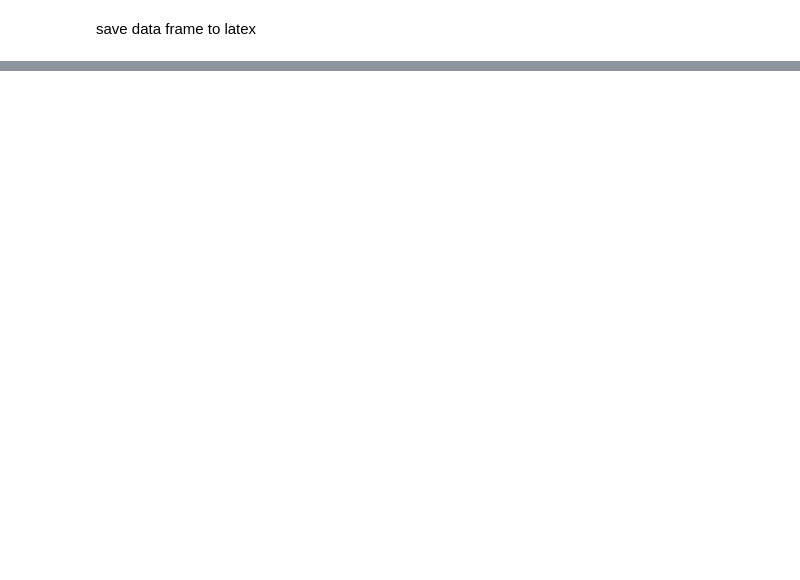
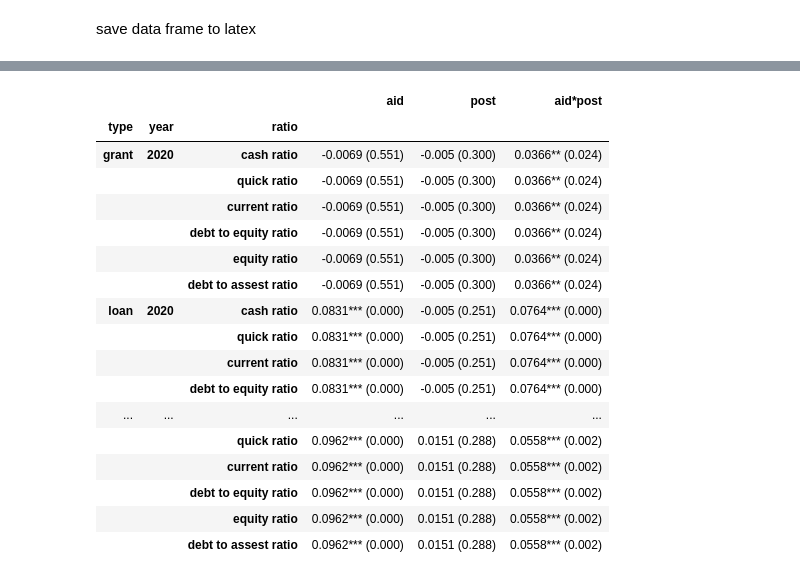
Before and after one commit to m-schildt/AAA, a Jupyter notebook: 5_diff&diff.ipynb, the cells around one changed output, grey strips where cells are left out. Cells and saved outputs as stored; diff of their text form; code cells hidden in the pictures; blank space fills up the shorter version.

```diff
--- a/5_diff&diff.ipynb
+++ b/5_diff&diff.ipynb
@@ -125,0 +239,8 @@ with open('/Users/marco/Library/CloudStorage/OneDrive-HertieSchool/Thesis/GitHub
+# %%
+reformed_dict = {}
+for outerKey, innerDict in results_dict.items():
+    for innerKey, values in innerDict.items():
+        reformed_dict[(outerKey,
+                       innerKey)] = values
+df_results_all = pd.DataFrame(reformed_dict)
+df_results_all
@@ -125,0 +254,36 @@ with open('/Users/marco/Library/CloudStorage/OneDrive-HertieSchool/Thesis/GitHub
+# %%
+df_results_all = pd.DataFrame.from_dict(reformed_dict, orient='index')
+
+df_results_all.reset_index(inplace=True)
+df_results_all = df_results_all.rename(columns={'level_0' : 'aid_type_year',
+                                        'level_1' : 'ratio'})
+
+#df_results_all.index.name='aid_instrument_year'
+
+new_col = df_results_all['aid_type_year'].str.split('_',expand=True)
+df_results_all['type'] = new_col[1]
+df_results_all['year'] = new_col[2]
+df_results_all.drop(columns =["aid_type_year"], inplace = True)
+df_results_all.set_index(['type','year', 'ratio'],inplace=True)
+#df_results_all = df_results_all.transpose().stack()
+#df_results_all.index = df_results_all.index.set_names(['instrument', 'year'])
+df_results_all
+# %% [output]
+|  |  |  | aid | post | aid*post |
+| type | year | ratio |  |  |  |
+| grant | 2020 | cash ratio | -0.0069 (0.551) | -0.005 (0.300) | 0.0366** (0.024) |
+|  |  | quick ratio | -0.0069 (0.551) | -0.005 (0.300) | 0.0366** (0.024) |
+|  |  | current ratio | -0.0069 (0.551) | -0.005 (0.300) | 0.0366** (0.024) |
+|  |  | debt to equity ratio | -0.0069 (0.551) | -0.005 (0.300) | 0.0366** (0.024) |
+|  |  | equity ratio | -0.0069 (0.551) | -0.005 (0.300) | 0.0366** (0.024) |
+|  |  | debt to assest ratio | -0.0069 (0.551) | -0.005 (0.300) | 0.0366** (0.024) |
+| loan | 2020 | cash ratio | 0.0831*** (0.000) | -0.005 (0.251) | 0.0764*** (0.000) |
+|  |  | quick ratio | 0.0831*** (0.000) | -0.005 (0.251) | 0.0764*** (0.000) |
+|  |  | current ratio | 0.0831*** (0.000) | -0.005 (0.251) | 0.0764*** (0.000) |
+|  |  | debt to equity ratio | 0.0831*** (0.000) | -0.005 (0.251) | 0.0764*** (0.000) |
+| ... | ... | ... | ... | ... | ... |
+|  |  | quick ratio | 0.0962*** (0.000) | 0.0151 (0.288) | 0.0558*** (0.002) |
+|  |  | current ratio | 0.0962*** (0.000) | 0.0151 (0.288) | 0.0558*** (0.002) |
+|  |  | debt to equity ratio | 0.0962*** (0.000) | 0.0151 (0.288) | 0.0558*** (0.002) |
+|  |  | equity ratio | 0.0962*** (0.000) | 0.0151 (0.288) | 0.0558*** (0.002) |
+|  |  | debt to assest ratio | 0.0962*** (0.000) | 0.0151 (0.288) | 0.0558*** (0.002) |
```
Also changed, not shown: parts of 6 cells of this notebook, 16 other files.
